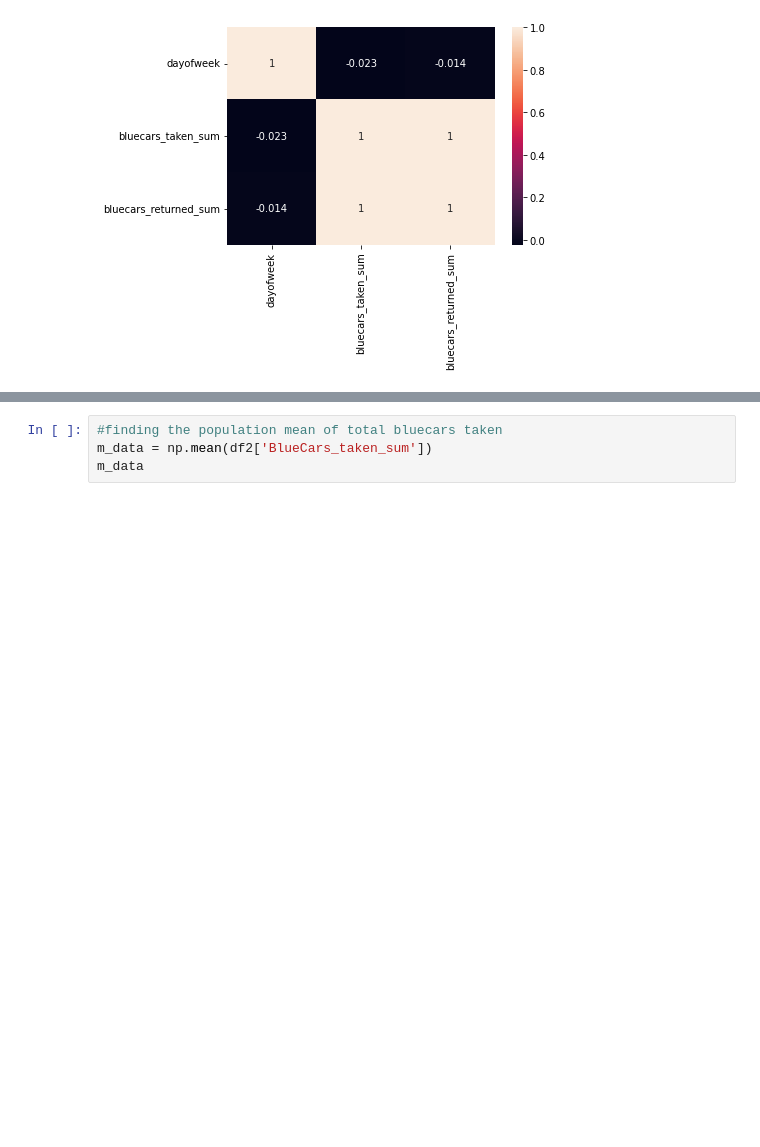
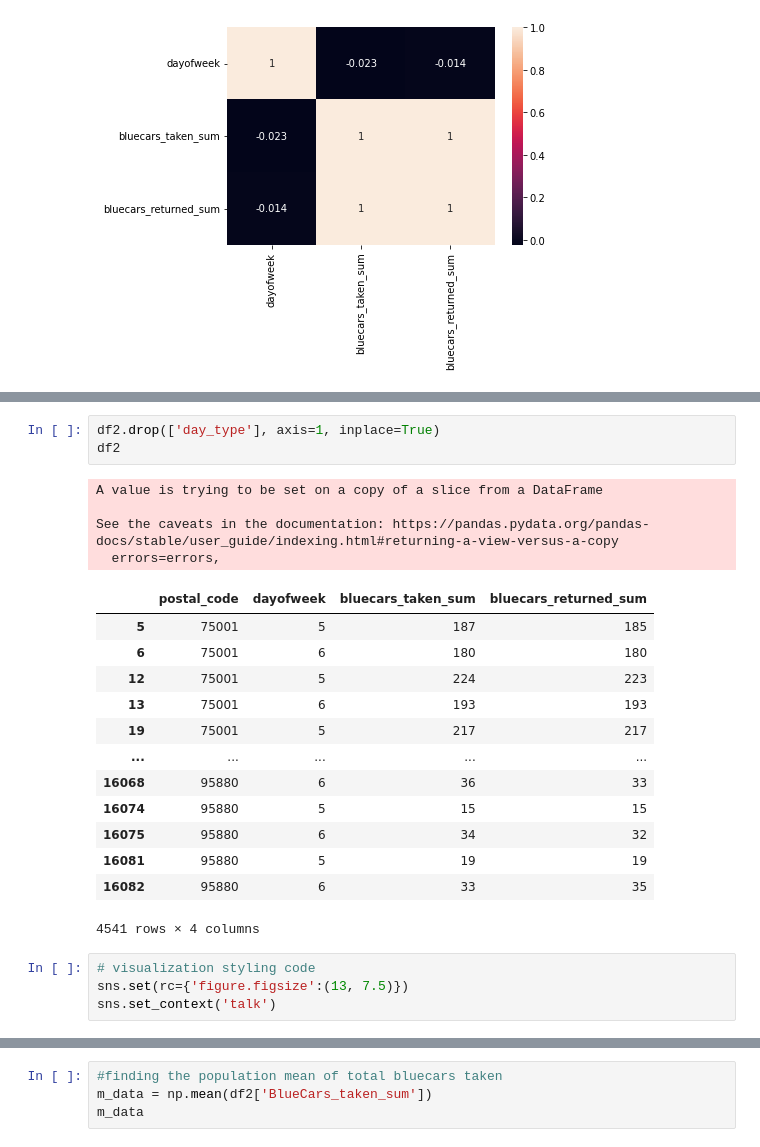
Before and after one commit to felicitymueni/Felicity-musau-Independent-project, a Jupyter notebook: HYPOTHESIS_TESTING_REVISIT.ipynb, the cells around one changed output, grey strips where cells are left out. Drawn from its saved outputs; the diff is of its cells as text; blank space fills up the shorter version.

```diff
--- a/HYPOTHESIS_TESTING_REVISIT.ipynb
+++ b/HYPOTHESIS_TESTING_REVISIT.ipynb
@@ -358,0 +371,25 @@ df2.head()
+# %%
+df2.drop(['day_type'], axis=1, inplace=True)
+df2
+# %% [output]
+A value is trying to be set on a copy of a slice from a DataFrame
+
+See the caveats in the documentation: https://pandas.pydata.org/pandas-docs/stable/user_guide/indexing.html#returning-a-view-versus-a-copy
+  errors=errors,
+|  | postal_code | dayofweek | bluecars_taken_sum | bluecars_returned_sum |
+| 5 | 75001 | 5 | 187 | 185 |
+| 6 | 75001 | 6 | 180 | 180 |
+| 12 | 75001 | 5 | 224 | 223 |
+| 13 | 75001 | 6 | 193 | 193 |
+| 19 | 75001 | 5 | 217 | 217 |
+| ... | ... | ... | ... | ... |
+| 16068 | 95880 | 6 | 36 | 33 |
+| 16074 | 95880 | 5 | 15 | 15 |
+| 16075 | 95880 | 6 | 34 | 32 |
+| 16081 | 95880 | 5 | 19 | 19 |
+| 16082 | 95880 | 6 | 33 | 35 |
+4541 rows × 4 columns
+# %%
+# visualization styling code
+sns.set(rc={'figure.figsize':(13, 7.5)})
+sns.set_context('talk')
```
Also changed, not shown: parts of 6 cells of this notebook.
